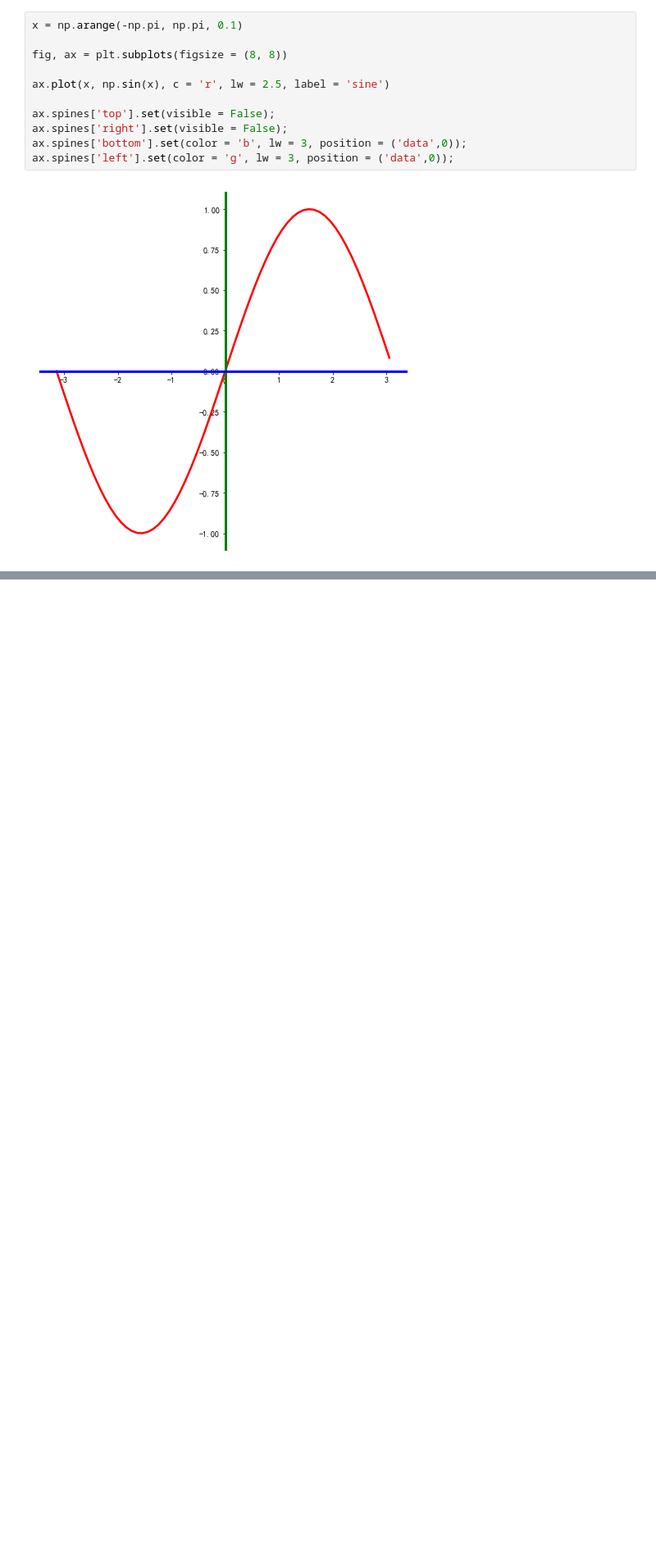
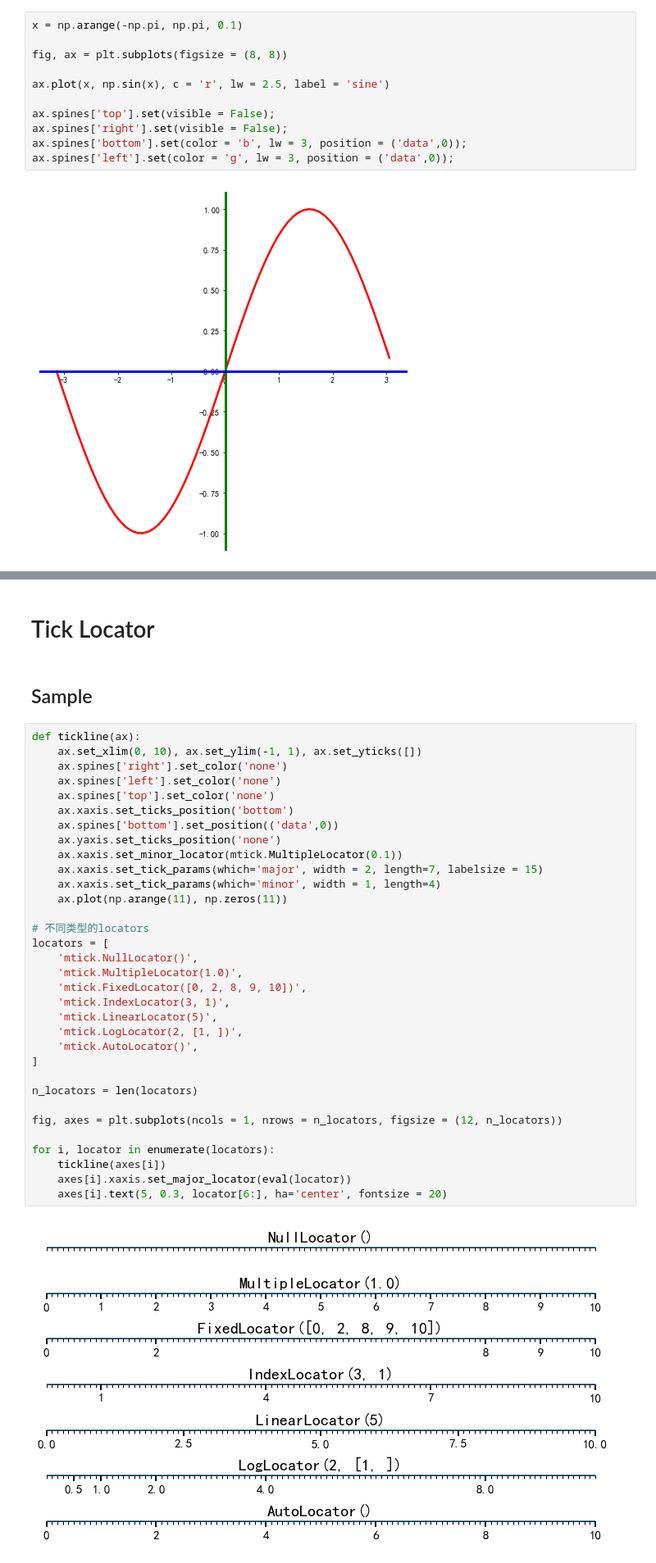
Before and after one commit to dongkj13/Matplotlib, a Jupyter notebook: Matplotlib学习.ipynb, the cells around one changed output, grey strips where cells are left out. Shown at 82% size. Saved outputs shown, nothing was run; the diff lists cells and outputs as text; blank space fills up the shorter version.

```diff
--- a/Matplotlib学习.ipynb
+++ b/Matplotlib学习.ipynb
@@ -193,2 +211,41 @@ ax.spines['left'].set(color = 'g', lw = 3, position = ('data',0));
 - [set_position](https://matplotlib.org/api/spines_api.html#matplotlib.spines.Spine.set_position)：坐标系原点位置
 - 其余参数同Line的参数
+# %% [markdown]
+# Tick Locator
+# %% [markdown]
+## Sample
+# %%
+def tickline(ax):
+    ax.set_xlim(0, 10), ax.set_ylim(-1, 1), ax.set_yticks([])
+    ax.spines['right'].set_color('none')
+    ax.spines['left'].set_color('none')
+    ax.spines['top'].set_color('none')
+    ax.xaxis.set_ticks_position('bottom')
+    ax.spines['bottom'].set_position(('data',0))
+    ax.yaxis.set_ticks_position('none')
+    ax.xaxis.set_minor_locator(mtick.MultipleLocator(0.1))
+    ax.xaxis.set_tick_params(which='major', width = 2, length=7, labelsize = 15)
+    ax.xaxis.set_tick_params(which='minor', width = 1, length=4)
+    ax.plot(np.arange(11), np.zeros(11))
+
+# 不同类型的locators
+locators = [
+    'mtick.NullLocator()',
+    'mtick.MultipleLocator(1.0)',
+    'mtick.FixedLocator([0, 2, 8, 9, 10])',
+    'mtick.IndexLocator(3, 1)',
+    'mtick.LinearLocator(5)',
+    'mtick.LogLocator(2, [1, ])',
+    'mtick.AutoLocator()',
+]
+
+n_locators = len(locators)
+
+fig, axes = plt.subplots(ncols = 1, nrows = n_locators, figsize = (12, n_locators))
+
+for i, locator in enumerate(locators):
+    tickline(axes[i])
+    axes[i].xaxis.set_major_locator(eval(locator))
+    axes[i].text(5, 0.3, locator[6:], ha='center', fontsize = 20)
+# %% [output]
+[figure, added]
```
Also changed, not shown: parts of 21 cells of this notebook.
